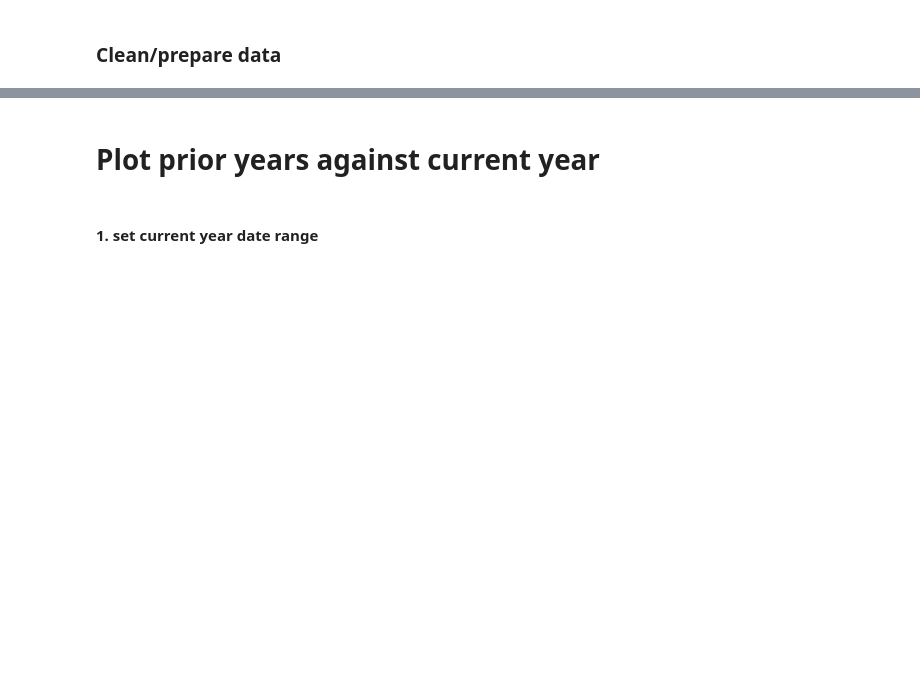
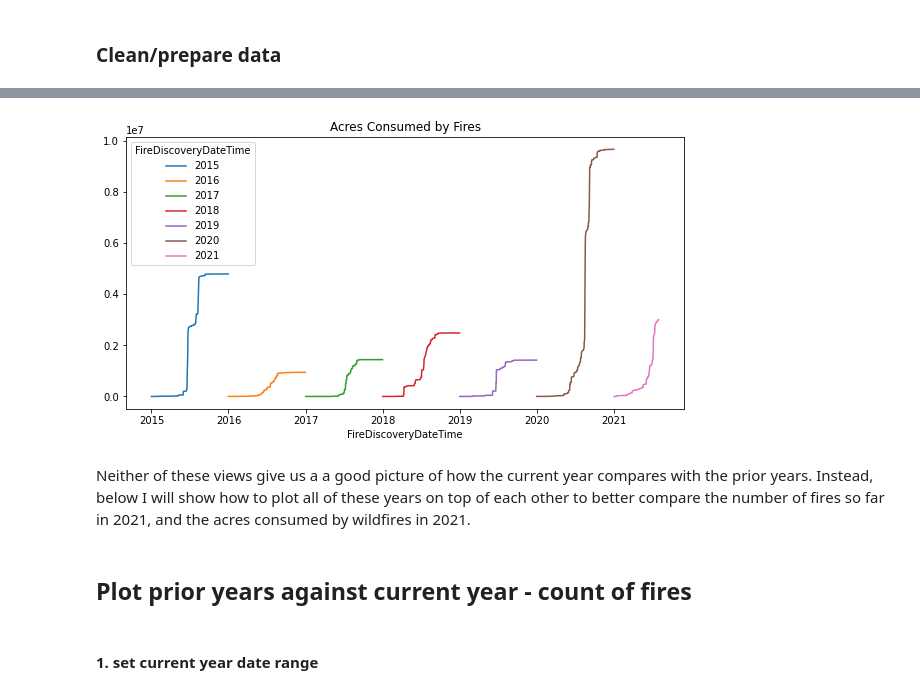
Before and after one commit to mrkjhsn/Python-Playground, a Jupyter notebook: forest_fires_time_series.ipynb, the cells around one changed output, grey strips where cells are left out. Drawn from its saved outputs; the diff is of its cells as text; code cells hidden in the pictures; blank space fills up the shorter version.

```diff
--- a/forest_fires_time_series.ipynb
+++ b/forest_fires_time_series.ipynb
@@ -127,2 +136,9 @@ df = df[df.FireDiscoveryDateTime.dt.year > 2014]
+# %%
+df.groupby([df.FireDiscoveryDateTime.dt.date, df.FireDiscoveryDateTime.dt.year])['CalculatedAcres'].sum().round(0).unstack().cumsum() \
+    .plot(figsize=(10, 5), title='Acres Consumed by Fires');
+# %% [output]
+[figure, added]
+# %% [markdown]
+Neither of these views give us a a good picture of how the current year compares with the prior years.  Instead, below I will show how to plot all of these years on top of each other to better compare the number of fires so far in 2021, and the acres consumed by wildfires in 2021.
 # %% [markdown]
-# Plot prior years against current year
+## Plot prior years against current year - count of fires
```
Also changed, not shown: parts of 58 cells of this notebook.
